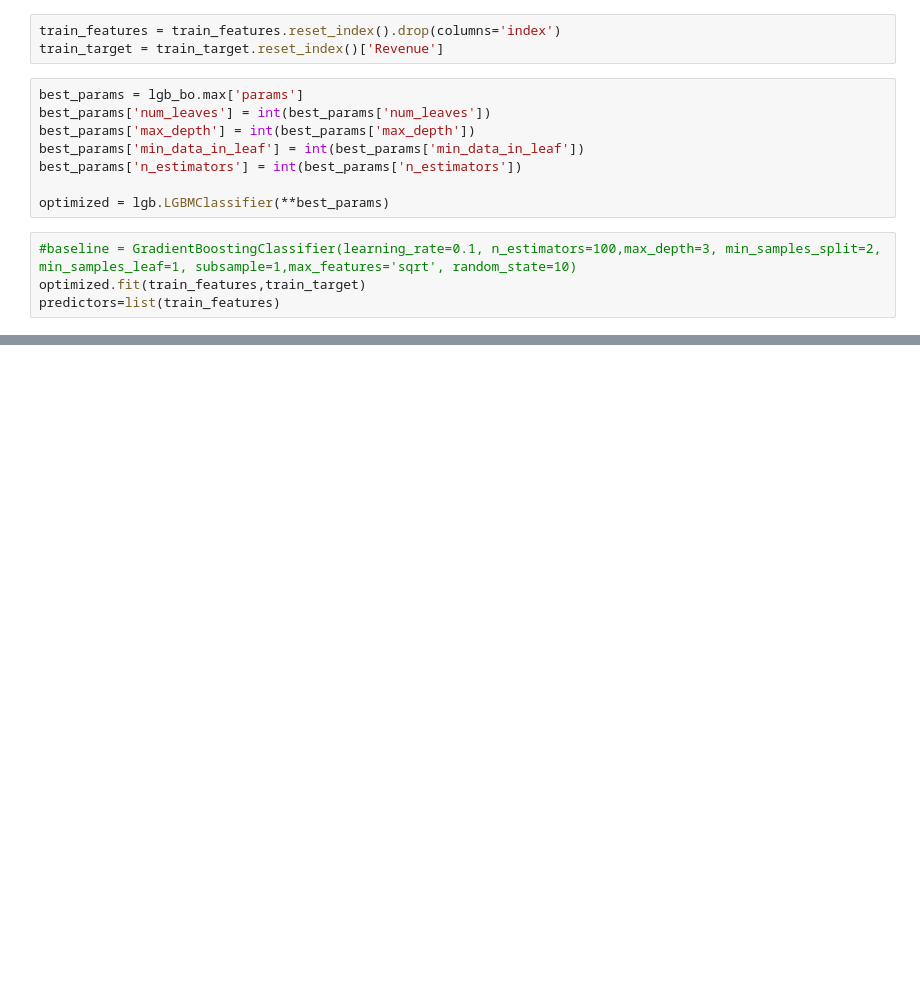
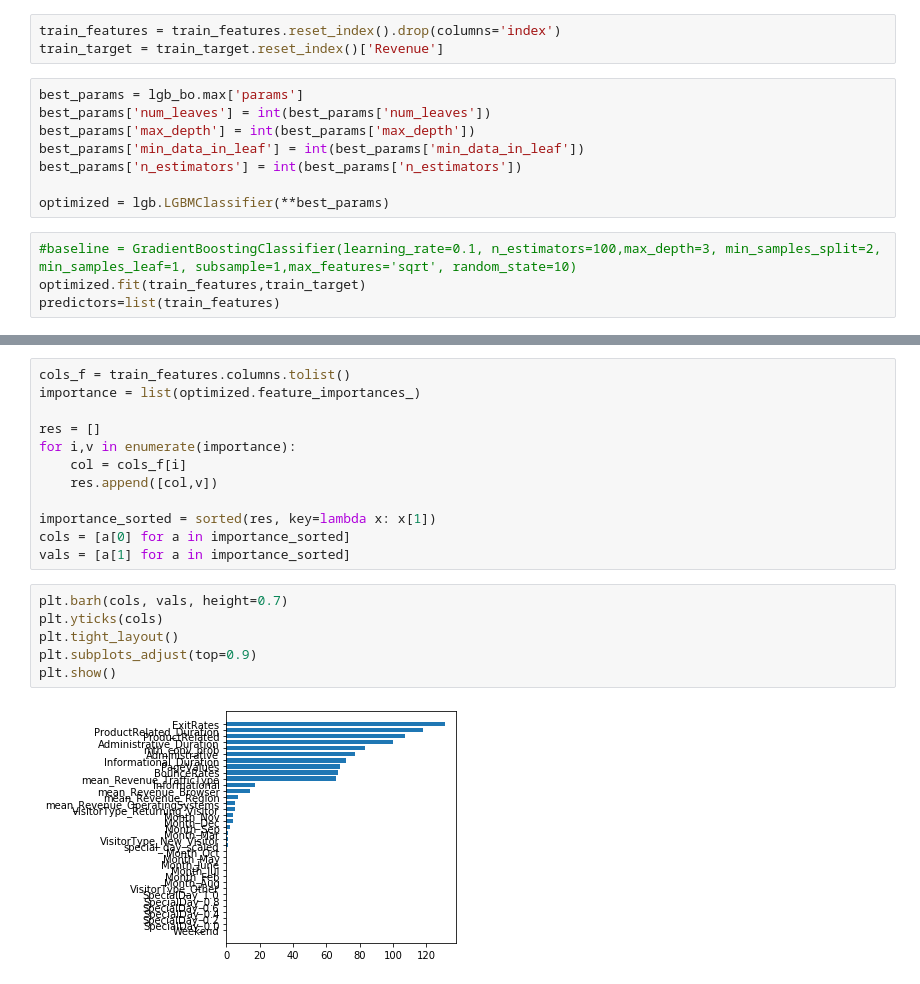
Before and after one commit to hwang018/CS5228, a Jupyter notebook: CS5228_main.ipynb, the cells around one changed output, grey strips where cells are left out. Cells and saved outputs as stored; diff of their text form; blank space fills up the shorter version.

```diff
--- a/CS5228_main.ipynb
+++ b/CS5228_main.ipynb
@@ -631,0 +632,20 @@ Logistic: ROC AUC=0.930
+# %%
+cols_f = train_features.columns.tolist()
+importance = list(optimized.feature_importances_)
+
+res = []
+for i,v in enumerate(importance):
+    col = cols_f[i]
+    res.append([col,v])
+
+importance_sorted = sorted(res, key=lambda x: x[1])
+cols = [a[0] for a in importance_sorted]
+vals = [a[1] for a in importance_sorted]
+# %%
+plt.barh(cols, vals, height=0.7)
+plt.yticks(cols)
+plt.tight_layout()
+plt.subplots_adjust(top=0.9)
+plt.show()
+# %% [output]
+[figure, added]
```
Also changed, not shown: parts of 3 cells of this notebook.
